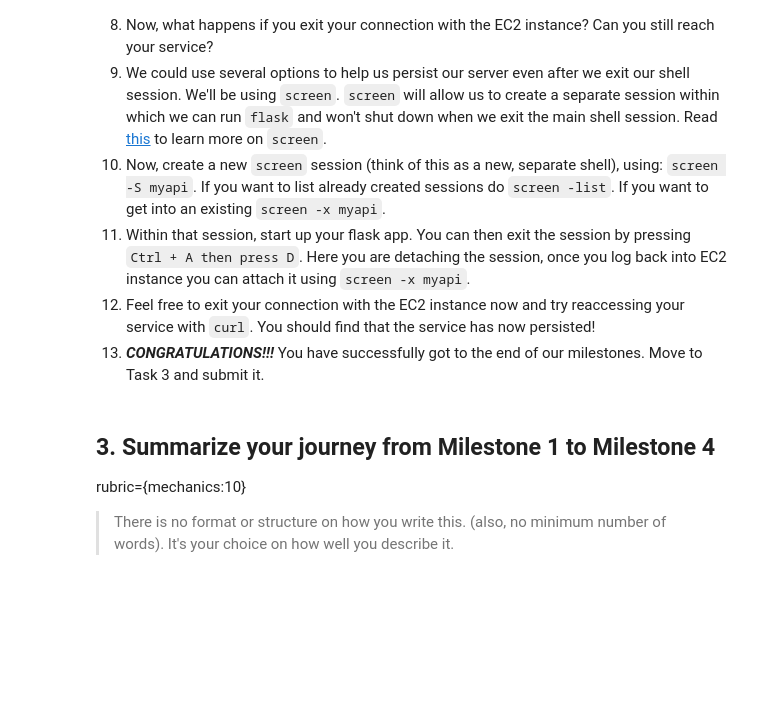
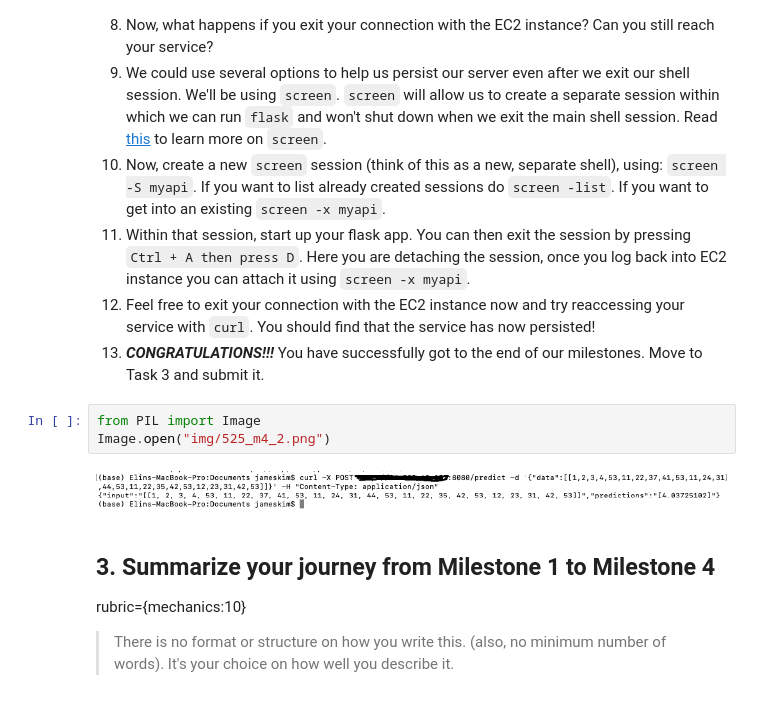
Before and after one commit to UBC-MDS/Web-Cloud-Group17, a Jupyter notebook: notebook/Milestone4.ipynb, the cells around one changed output. Cells and saved outputs as stored; diff of their text form; blank space fills up the shorter version.

````diff
--- a/notebook/Milestone4.ipynb
+++ b/notebook/Milestone4.ipynb
@@ -105,6 +155,11 @@ Once your API (app.py) is working, we're ready to deploy it! For this, do the fo
 11. Within that session, start up your flask app. You can then exit the session by pressing `Ctrl + A then press D`. Here you are detaching the session, once you log back into EC2 instance you can attach it using ```screen -x myapi```.
 12. Feel free to exit your connection with the EC2 instance now and try reaccessing your service with `curl`. You should find that the service has now persisted!
 13. ***CONGRATULATIONS!!!*** You have successfully got to the end of our milestones. Move to Task 3 and submit it.
+# %%
+from PIL import Image
+Image.open("img/525_m4_2.png")
+# %% [output]
+[figure, added]
 # %% [markdown]
 ## 3. Summarize your journey from Milestone 1 to Milestone 4
 rubric={mechanics:10}
````
Also changed, not shown: parts of 1 cell of this notebook.
